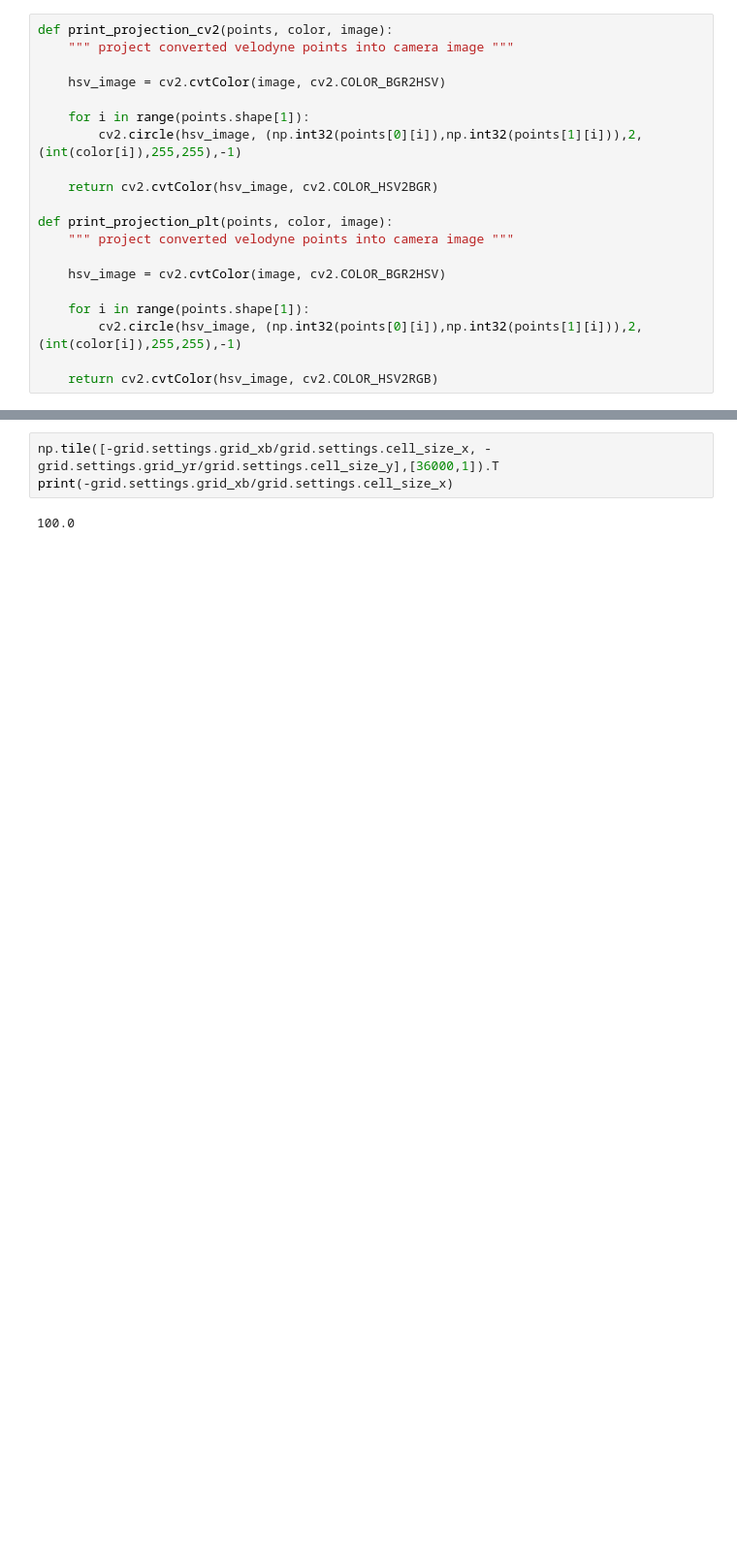
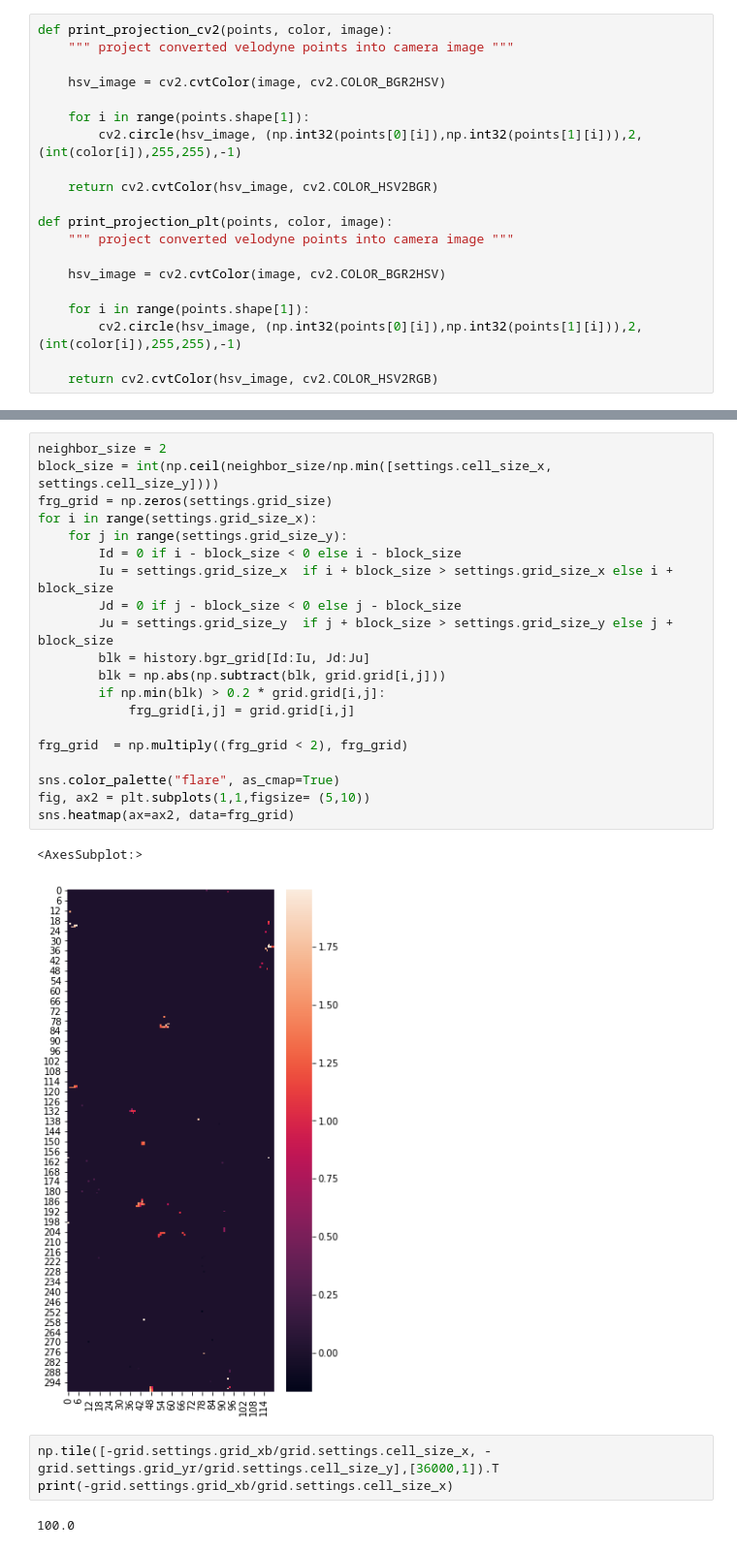
Before and after one commit to robertocaiwu/2.5DATMO, a Jupyter notebook: Velo2cam.ipynb, the cells around one changed output, grey strips where cells are left out. Shown: that part at 97% size. Drawn from its saved outputs; the diff is of its cells as text; blank space fills up the shorter version.

```diff
--- a/Velo2cam.ipynb
+++ b/Velo2cam.ipynb
@@ -180,3 +153,26 @@ for i in range(10):
+# %%
+neighbor_size = 2
+block_size = int(np.ceil(neighbor_size/np.min([settings.cell_size_x, settings.cell_size_y])))
+frg_grid = np.zeros(settings.grid_size)
+for i in range(settings.grid_size_x):
+    for j in range(settings.grid_size_y):
+        Id = 0 if i - block_size < 0 else i - block_size
+        Iu = settings.grid_size_x  if i + block_size > settings.grid_size_x else i + block_size
+        Jd = 0 if j - block_size < 0 else j - block_size
+        Ju = settings.grid_size_y  if j + block_size > settings.grid_size_y else j + block_size
+        blk = history.bgr_grid[Id:Iu, Jd:Ju]
+        blk = np.abs(np.subtract(blk, grid.grid[i,j]))
+        if np.min(blk) > 0.2 * grid.grid[i,j]:
+            frg_grid[i,j] = grid.grid[i,j]
+
+frg_grid  = np.multiply((frg_grid < 2), frg_grid)
+
+sns.color_palette("flare", as_cmap=True)
+fig, ax2 = plt.subplots(1,1,figsize= (5,10))
+sns.heatmap(ax=ax2, data=frg_grid)
+# %% [output]
+<AxesSubplot:>
+[figure, added]
 # %%
 np.tile([-grid.settings.grid_xb/grid.settings.cell_size_x, -grid.settings.grid_yr/grid.settings.cell_size_y],[36000,1]).T
 print(-grid.settings.grid_xb/grid.settings.cell_size_x)
```
Also changed, not shown: parts of 10 cells of this notebook, 7 other files.
